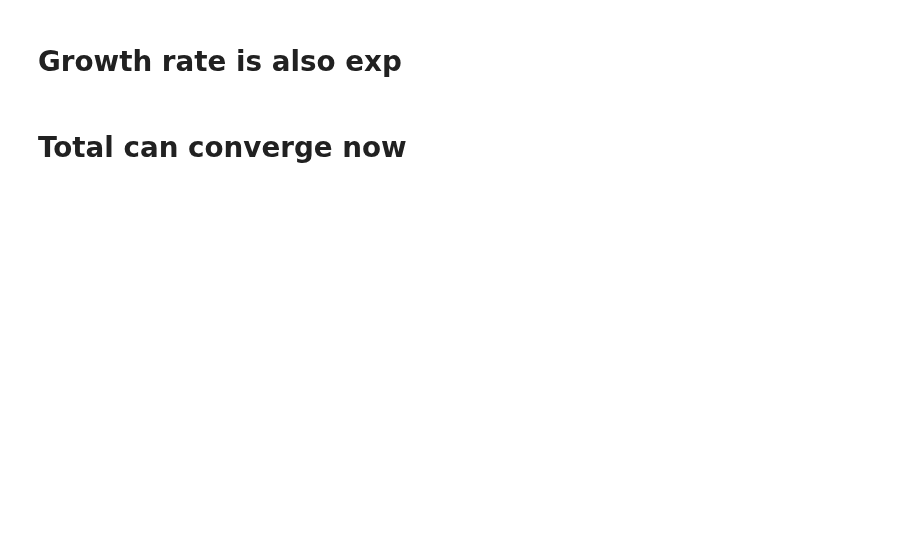
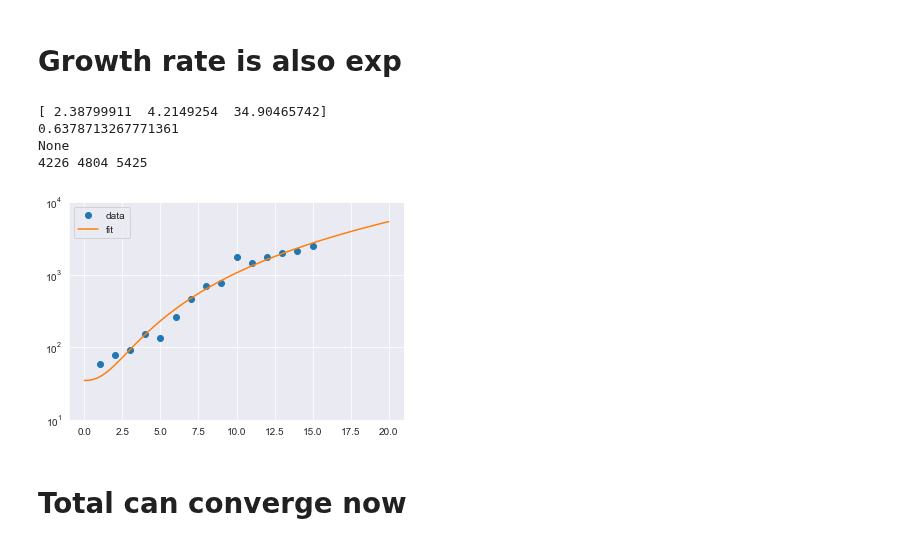
Before and after one commit to tongbaojia/vr_2020, a Jupyter notebook: Virus.ipynb, the cells around one changed output. Cells and saved outputs as stored; diff of their text form; code cells hidden in the pictures; blank space fills up the shorter version.

```diff
--- a/Virus.ipynb
+++ b/Virus.ipynb
@@ -104,22 +107,33 @@ plt.show()
 # %% [markdown]
 # Growth rate is also exp
 # %%
-# xdata = np.arange(1, len(total)+1)
-# ydata = np.array(c)
-# # initial guess for curve fit coefficients
-# guess = [20, 1, 50000, 0]
+starting_index = 4
+x_data = np.arange(1, len(c[starting_index:])+1)
+y_data = np.array(c[starting_index:])
+# initial guess for curve fit coefficients
+def power(x, a, b, c):
+    return b * (x ** a) + c
 
-# popt, pcov = curve_fit(exp, xdata, ydata, sigma=np.sqrt(ydata))
-# print(popt)
+popt, pcov = curve_fit(power, x_data, y_data, sigma=np.sqrt(y_data))
+print(popt)
+print(r_squared(x_data, y_data, popt, power))
+x = np.linspace(0, 20, 100)
+y = power(x, *popt)
 
-# x = np.linspace(0, 15, 50)
-# y = exp(x, *popt)
+tmr = len(xdata) + 1
+print(int(power(tmr, *popt)), int(power(tmr + 1, *popt)), int(power(tmr + 2, *popt)))
 
-# plt.plot(xdata, ydata, 'o', label='data')
-# plt.plot(x, y, label='fit')
-# plt.ylim(1, 1E4)
-# plt.yscale('log')
-# plt.legend(loc='best')
-# plt.show()
+plt.plot(x_data, y_data, 'o', label='data')
+plt.plot(x, y, label='fit')
+plt.ylim(10, 1E4)
+plt.yscale('log')
+plt.legend(loc='best')
+plt.show()
+# %% [output]
+[ 2.38799911  4.2149254  34.90465742]
+0.6378713267771361
+None
+4226 4804 5425
+[figure, added]
 # %% [markdown]
 # Total can converge now
```
Also changed, not shown: parts of 6 cells of this notebook, 3 other files.
